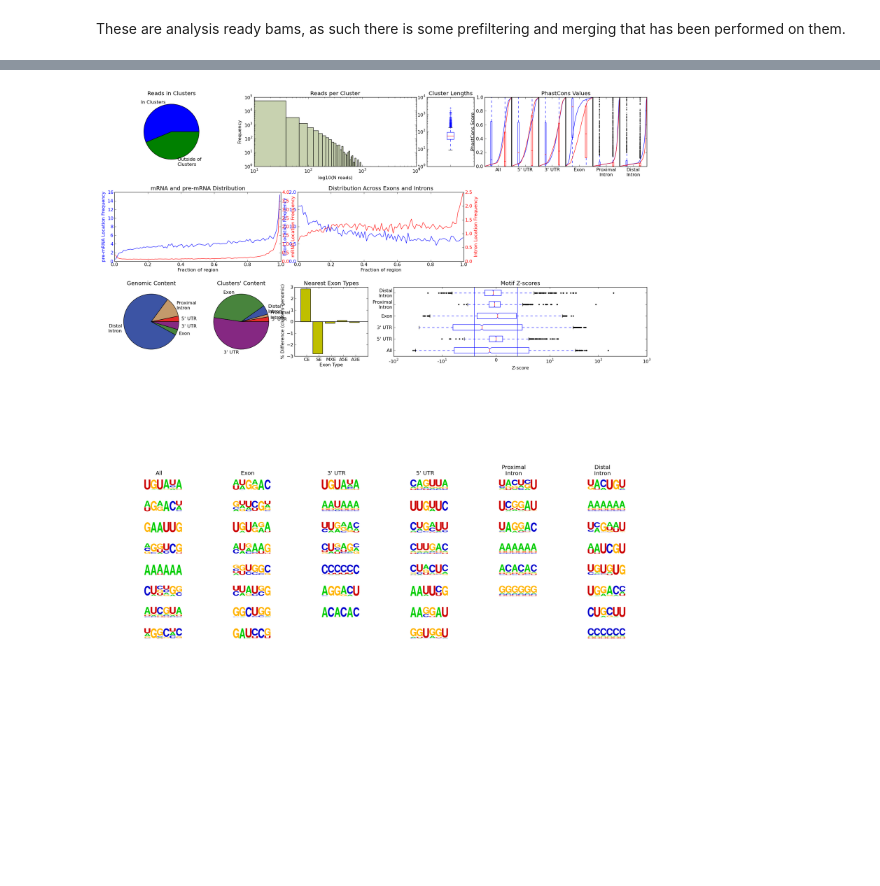
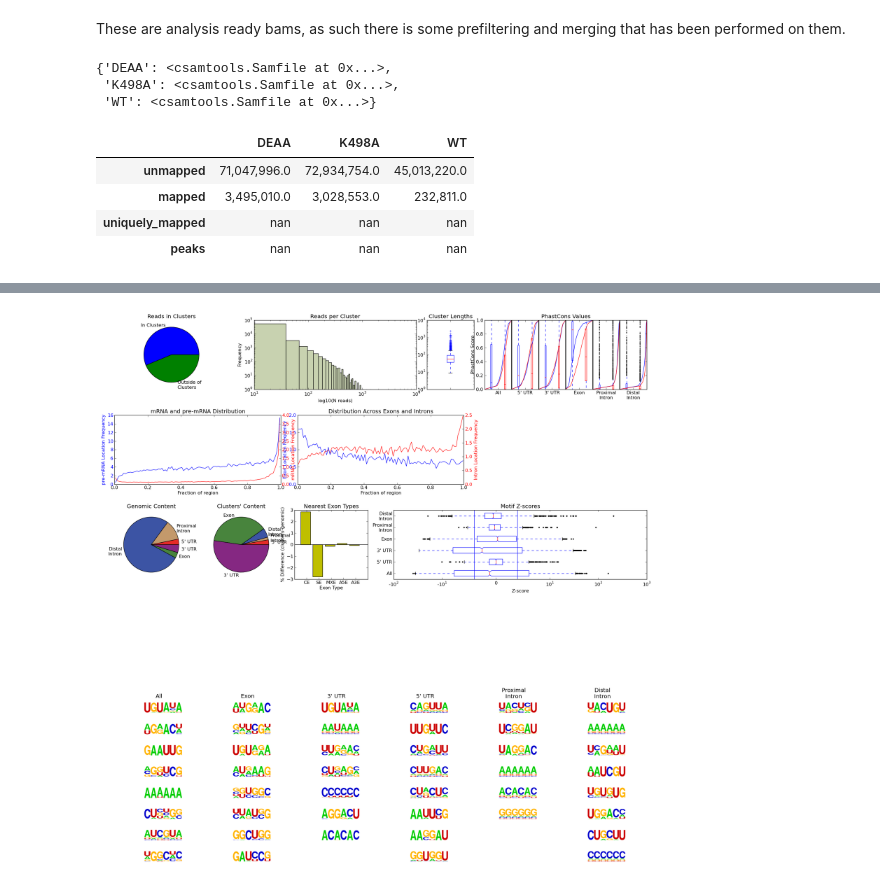
Before and after one commit to gpratt/iPython_Notebook, a Jupyter notebook: UPF1 Figure 1.ipynb, the cells around one changed output, grey strips where cells are left out. Saved outputs shown, nothing was run; the diff lists cells and outputs as text; code cells hidden in the pictures; blank space fills up the shorter version.

```diff
--- a/UPF1 Figure 1.ipynb
+++ b/UPF1 Figure 1.ipynb
@@ -39,11 +56,32 @@ beds_center = {name : bedtool.each(small_peaks).saveas() for name, bedtool in be
+# %%
+bams
+# %% [output]
+{'DEAA': <csamtools.Samfile at 0x...>,
+ 'K498A': <csamtools.Samfile at 0x...>,
+ 'WT': <csamtools.Samfile at 0x...>}
 # %%
-info_dict = {'mapped' : {}, 'unmapped' : {}, 'peaks' : {}}
+info_dict = {'mapped' : {}, 'unmapped' : {}, 'peaks' : {}, 'uniquely_mapped' : {}}
 for name, bam in bams.items():
-    info_dict['mapped'][name] = bam.mapped
-    info_dict['unmapped'][name] = bam.unmapped
+    #if not (name.startswith("UPF1") or name.startswith("FM") or name.startswith("WT")):
+    #    continue
+    sample = name.split(".")[0]
+    if 'rmDup' in name:
+        info_dict['uniquely_mapped'][sample]= bam.mapped
+    else:
+        info_dict['mapped'][sample] = bam.mapped
+        info_dict['unmapped'][sample] = bam.unmapped
 
-for name, bed in beds.items():
-    info_dict['peaks'][name] = len(bed)
+#for name, bed in beds.items():
+#    info_dict['peaks'][name] = len(bed)
 
 info_frame = pd.DataFrame(info_dict)
-frame = info_frame.reindex_axis(['unmapped', 'mapped', 'peaks'], axis=1).T
+frame = info_frame.reindex_axis(['unmapped', 'mapped', 'uniquely_mapped', 'peaks'], axis=1).T
+
+add_commas = lambda x: "{:,}".format(x)
+HTML(frame.to_html(formatters=[add_commas, add_commas, add_commas], justify="left"))
+# %% [output]
+|  | DEAA | K498A | WT |
+| unmapped | 71,047,996.0 | 72,934,754.0 | 45,013,220.0 |
+| mapped | 3,495,010.0 | 3,028,553.0 | 232,811.0 |
+| uniquely_mapped | nan | nan | nan |
+| peaks | nan | nan | nan |
```
Also changed, not shown: parts of 5 cells of this notebook.
